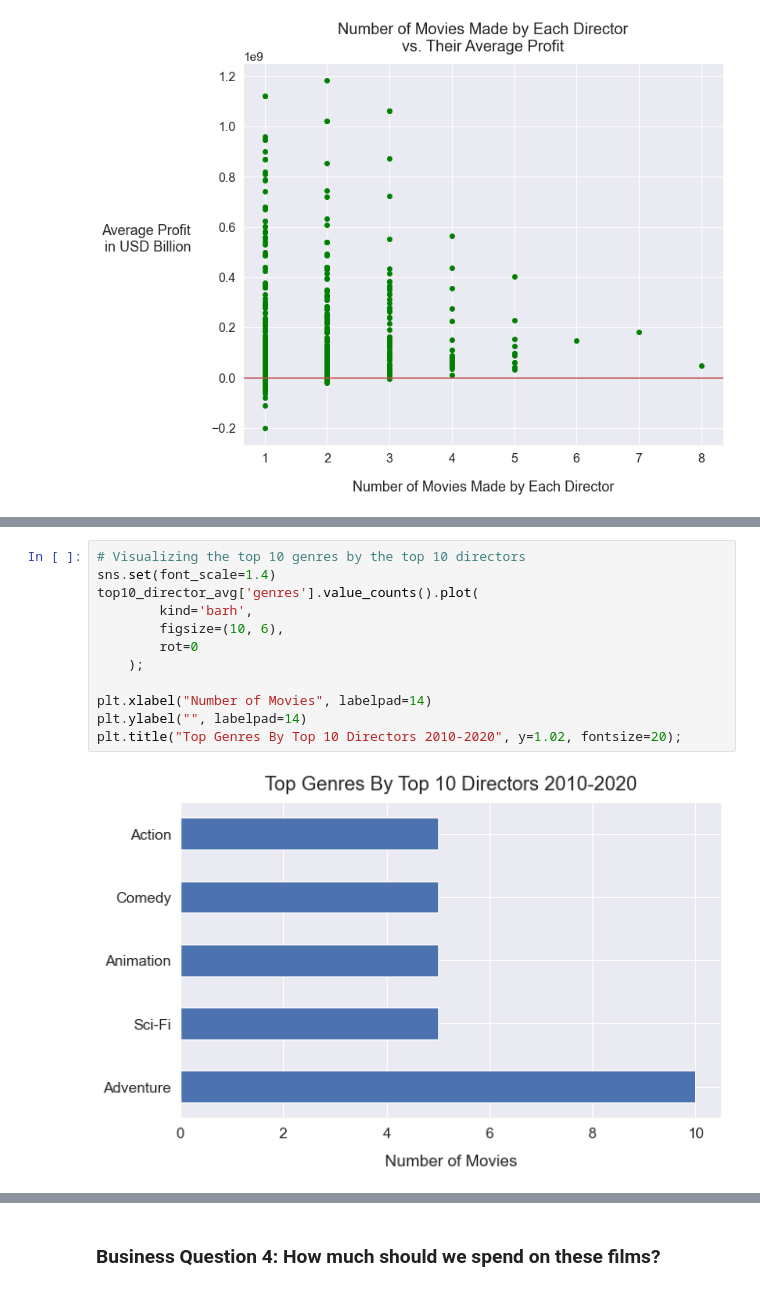
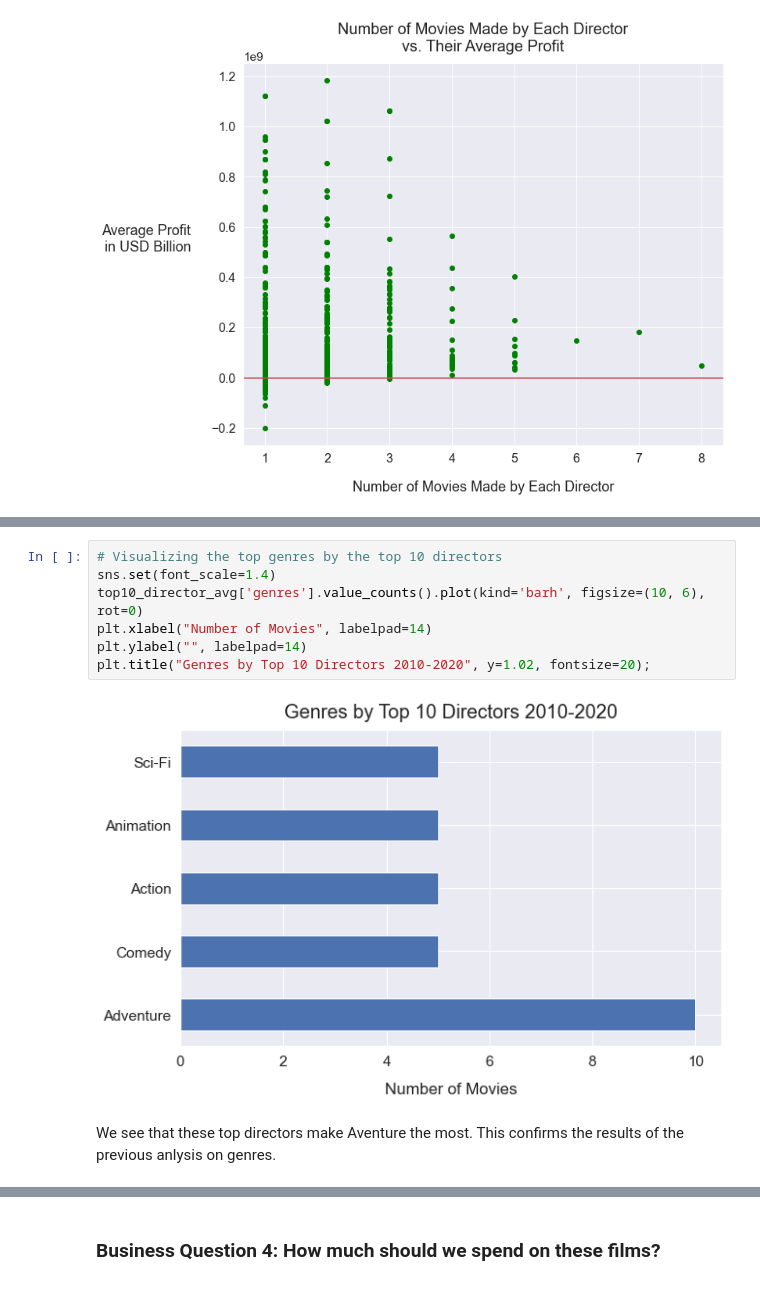
Before and after one commit to sbaltodano/dsc-phase-1-project, a Jupyter notebook: project.ipynb, the cells around one changed output, grey strips where cells are left out. Cells and saved outputs as stored; diff of their text form.

```diff
--- a/project.ipynb
+++ b/project.ipynb
@@ -608,16 +599,13 @@ Action        5
 Name: genres, dtype: int64
 # %%
-# Visualizing the top 10 genres by the top 10 directors
+# Visualizing the top genres by the top 10 directors
 sns.set(font_scale=1.4)
-top10_director_avg['genres'].value_counts().plot(
-        kind='barh',
-        figsize=(10, 6),
-        rot=0
-    );
-
+top10_director_avg['genres'].value_counts().plot(kind='barh', figsize=(10, 6), rot=0)
 plt.xlabel("Number of Movies", labelpad=14)
 plt.ylabel("", labelpad=14)
-plt.title("Top Genres By Top 10 Directors 2010-2020", y=1.02, fontsize=20);
+plt.title("Genres by Top 10 Directors 2010-2020", y=1.02, fontsize=20);
 # %% [output]
-[figure, old version]
+[figure, new version]
+# %% [markdown]
+We see that these top directors make Aventure the most. This confirms the results of the previous anlysis on genres.
 # %% [markdown]
```
Also changed, not shown: parts of 15 cells of this notebook.
